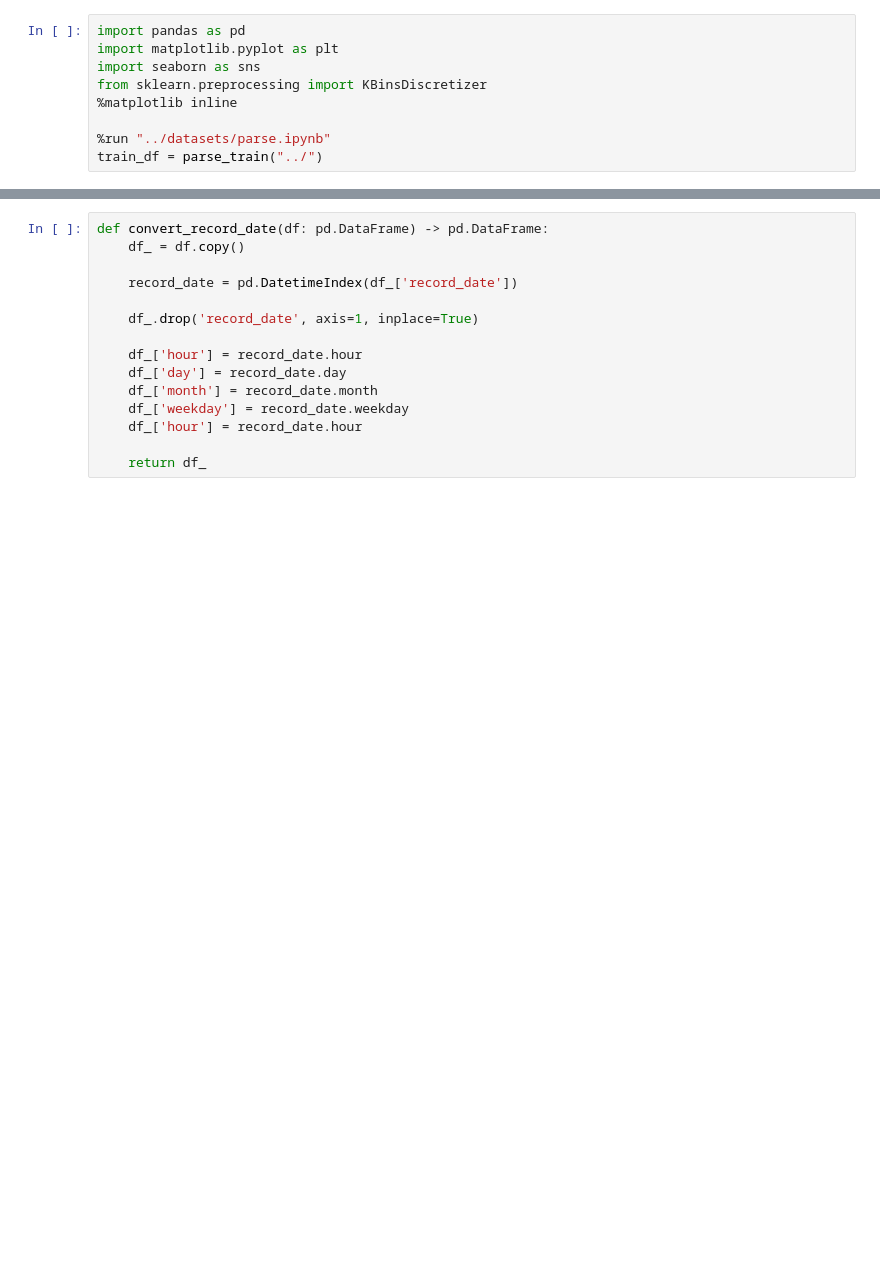
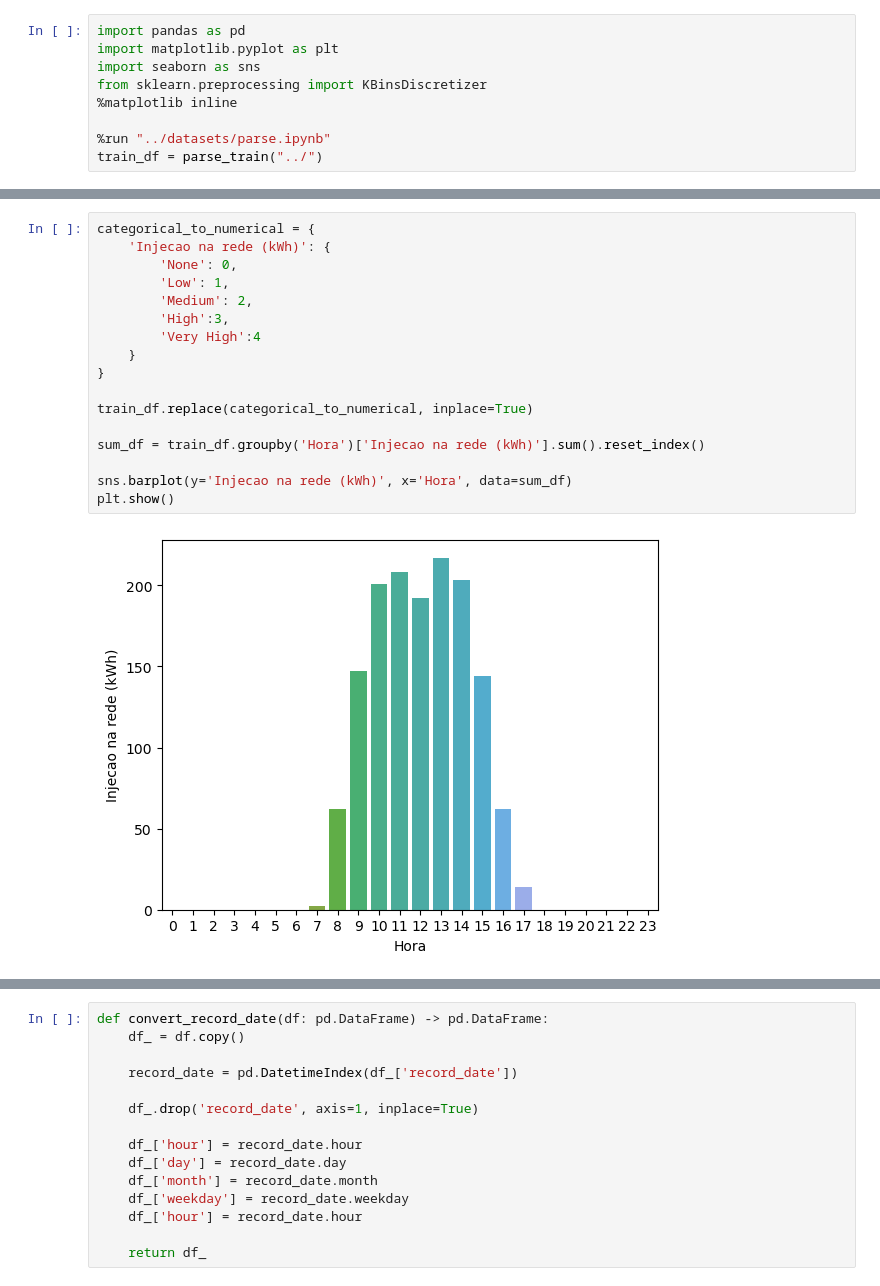
Before and after one commit to jpmbrito123/DAA, a Jupyter notebook: competicao/Analise/exploration.ipynb, the cells around one changed output, grey strips where cells are left out. Cells and saved outputs as stored; diff of their text form; blank space fills up the shorter version.

```diff
--- a/competicao/Analise/exploration.ipynb
+++ b/competicao/Analise/exploration.ipynb
@@ -53,6 +53,25 @@ sns.countplot(y='Hora', data=train_df, hue='Injeção na rede (kWh)')
 plt.show()
 # %% [output]
 [figure]
+# %%
+categorical_to_numerical = {
+    'Injecao na rede (kWh)': {
+        'None': 0,
+        'Low': 1,
+        'Medium': 2,
+        'High':3,
+        'Very High':4
+    }
+}
+
+train_df.replace(categorical_to_numerical, inplace=True)
+
+sum_df = train_df.groupby('Hora')['Injecao na rede (kWh)'].sum().reset_index()
+
+sns.barplot(y='Injecao na rede (kWh)', x='Hora', data=sum_df)
+plt.show()
+# %% [output]
+[figure, added]
 # %%
 fig, ax = plt.subplots(figsize=(10, 10))
 
```
Also changed, not shown: parts of 8 cells of this notebook, 2 other files.
